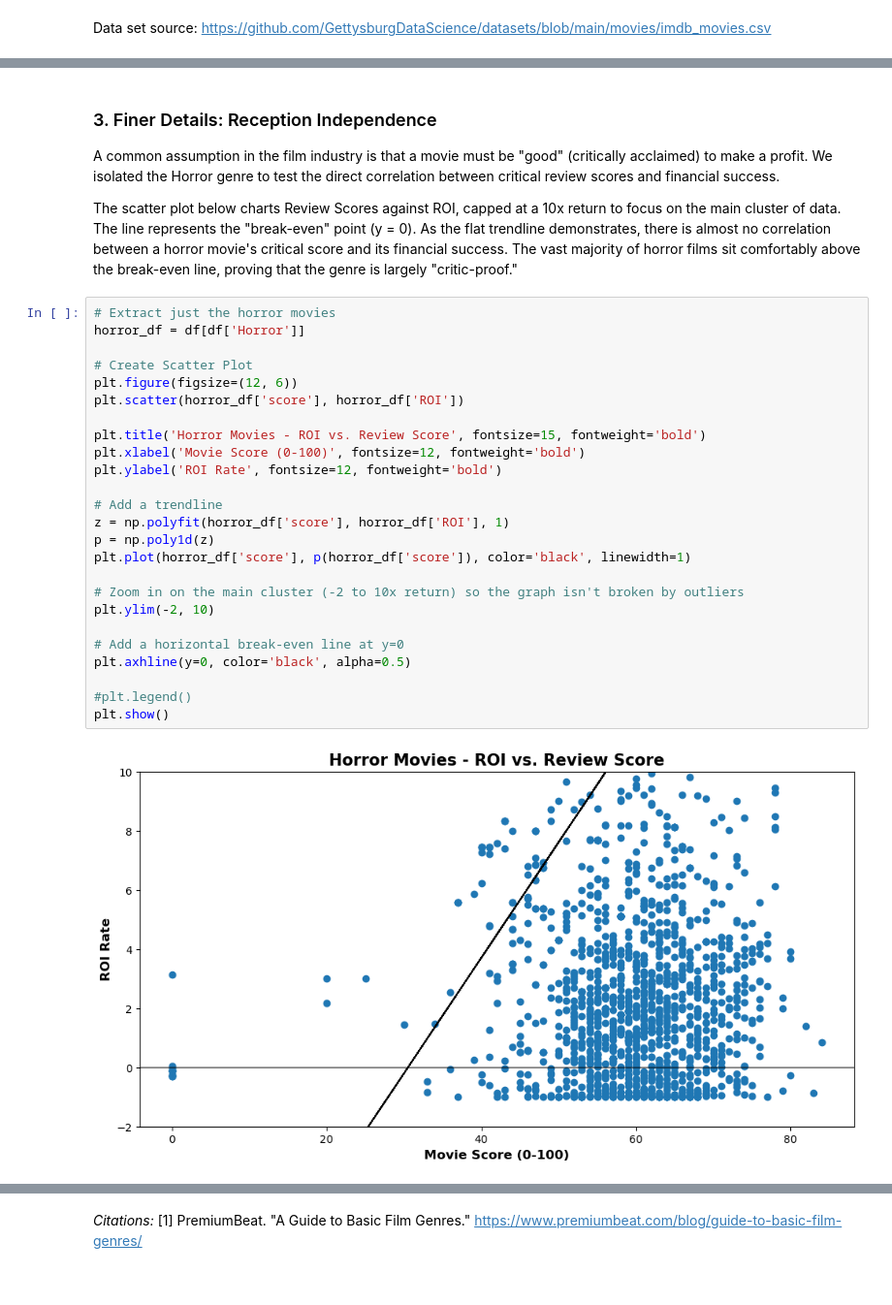
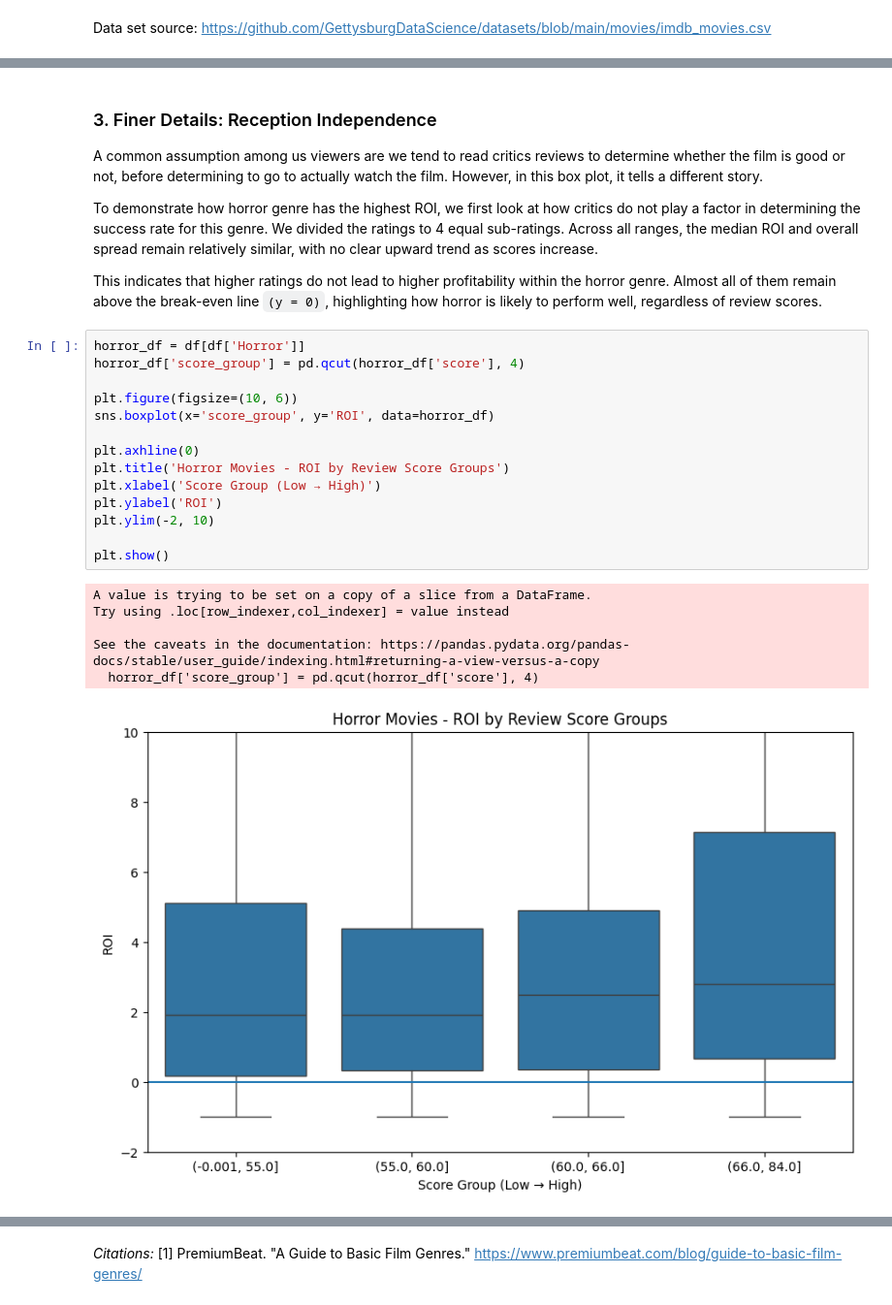
Before and after one commit to panhhng/ds256-final, a Jupyter notebook: main.ipynb, the cells around one changed output, grey strips where cells are left out. Shown at 97% size. Cells and saved outputs as stored; diff of their text form.

```diff
--- a/main.ipynb
+++ b/main.ipynb
@@ -63,34 +55,30 @@ plt.show()
 # %% [markdown]
 ### 3. Finer Details: Reception Independence
-A common assumption in the film industry is that a movie must be "good" (critically acclaimed) to make a profit. We isolated the Horror genre to test the direct correlation between critical review scores and financial success.
+A common assumption among us viewers are we tend to read critics reviews to determine whether the film is good or not, before determining to go to actually watch the film. However, in this box plot, it tells a different story.
 
-The scatter plot below charts Review Scores against ROI, capped at a 10x return to focus on the main cluster of data. The line represents the "break-even" point (y = 0). As the flat trendline demonstrates, there is almost no correlation between a horror movie's critical score and its financial success. The vast majority of horror films sit comfortably above the break-even line, proving that the genre is largely "critic-proof."
+To demonstrate how horror genre has the highest ROI, we first look at how critics do not play a factor in determining the success rate for this genre. We divided the ratings to 4 equal sub-ratings. Across all ranges, the median ROI and overall spread remain relatively similar, with no clear upward trend as scores increase.
+
+This indicates that higher ratings do not lead to higher profitability within the horror genre. Almost all of them remain above the break-even line `(y = 0)`, highlighting how horror is likely to perform well, regardless of review scores.
-# %%
-# Extract just the horror movies
-horror_df = df[df['Horror']]
-
-# Create Scatter Plot
-plt.figure(figsize=(12, 6))
-plt.scatter(horror_df['score'], horror_df['ROI'])
-
-plt.title('Horror Movies - ROI vs. Review Score', fontsize=15, fontweight='bold')
-plt.xlabel('Movie Score (0-100)', fontsize=12, fontweight='bold')
-plt.ylabel('ROI Rate', fontsize=12, fontweight='bold')
-
-# Add a trendline
-z = np.polyfit(horror_df['score'], horror_df['ROI'], 1)
-p = np.poly1d(z)
-plt.plot(horror_df['score'], p(horror_df['score']), color='black', linewidth=1)
-
-# Zoom in on the main cluster (-2 to 10x return) so the graph isn't broken by outliers
-plt.ylim(-2, 10)
-
-# Add a horizontal break-even line at y=0
-plt.axhline(y=0, color='black', alpha=0.5)
-
-#plt.legend()
-plt.show()
-# %% [output]
-[figure, removed]
+# %%
+horror_df = df[df['Horror']]
+horror_df['score_group'] = pd.qcut(horror_df['score'], 4)
+
+plt.figure(figsize=(10, 6))
+sns.boxplot(x='score_group', y='ROI', data=horror_df)
+
+plt.axhline(0)
+plt.title('Horror Movies - ROI by Review Score Groups')
+plt.xlabel('Score Group (Low → High)')
+plt.ylabel('ROI')
+plt.ylim(-2, 10)
+
+plt.show()
+# %% [output]
+A value is trying to be set on a copy of a slice from a DataFrame.
+Try using .loc[row_indexer,col_indexer] = value instead
+
+See the caveats in the documentation: https://pandas.pydata.org/pandas-docs/stable/user_guide/indexing.html#returning-a-view-versus-a-copy
+  horror_df['score_group'] = pd.qcut(horror_df['score'], 4)
+[figure, added]
 # %% [markdown]
 ### 4. Low-Risk Entry
```
Also changed, not shown: parts of 9 cells of this notebook.
